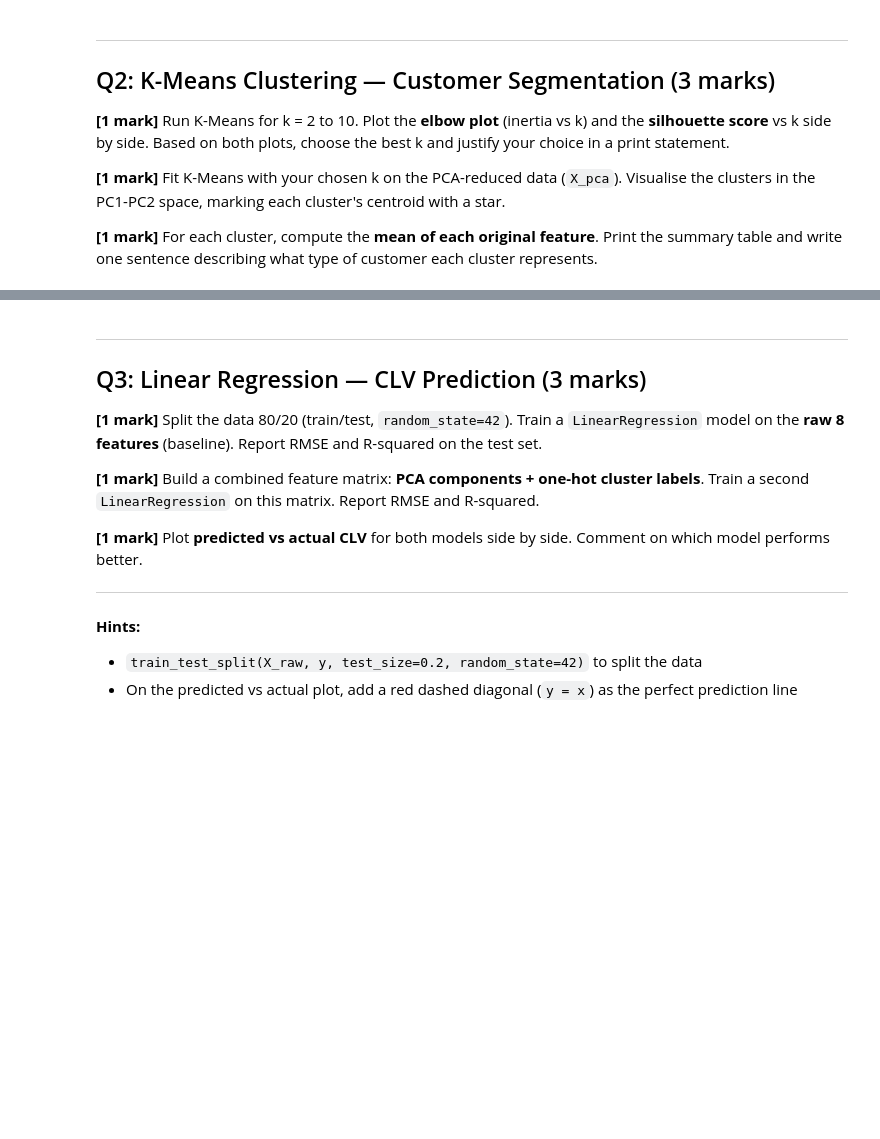
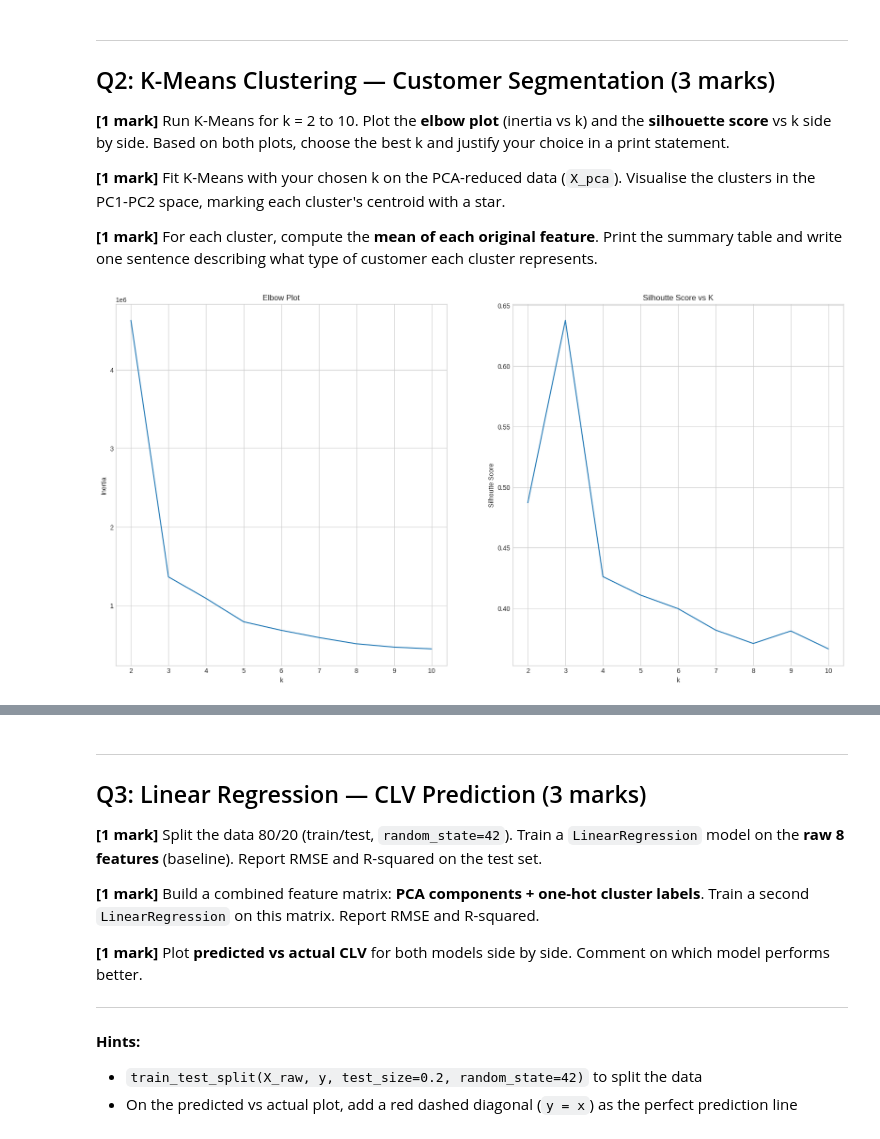
Before and after one commit to sohang3112/iit-madras-web-mtech-ai, a Jupyter notebook: trimester2/DA5401W_DataAnalyticsLab/assignments/Assignment1/Assignment 1 - Customer Lifetime Value Prediction.ipynb, the cells around one changed output, grey strips where cells are left out. Cells and saved outputs as stored; diff of their text form; code cells hidden in the pictures; blank space fills up the shorter version.

```diff
--- a/trimester2/DA5401W_DataAnalyticsLab/assignments/Assignment1/Assignment 1 - Customer Lifetime Value Prediction.ipynb
+++ b/trimester2/DA5401W_DataAnalyticsLab/assignments/Assignment1/Assignment 1 - Customer Lifetime Value Prediction.ipynb
@@ -98,0 +153,27 @@ df[features + ['clv_gbp']].describe().round(2)
+# %%
+# Q2 Part 1: Elbow plot and silhouette score for k = 2 to 10
+# Store: best_k (your chosen number of clusters)
+inertias = []
+silhouette_scores = []
+k_values = np.arange(2, 11)
+for k in k_values:
+    kmeans = KMeans(n_clusters=k, random_state=42)
+    cluster_labels = kmeans.fit_predict(X_raw)
+    inertias.append(kmeans.inertia_)
+    silhouette_scores.append(silhouette_score(X_raw, cluster_labels))
+
+fig, axes = plt.subplots(1,2, figsize=(20,10))
+
+axes[0].plot(k_values, inertias)
+axes[0].set_title('Elbow Plot')
+axes[0].set_xlabel('k')
+axes[0].set_ylabel('Inertia')
+
+axes[1].plot(k_values, silhouette_scores)
+axes[1].set_title('Silhoutte Score vs K')
+axes[1].set_xlabel('k')
+axes[1].set_ylabel('Silhoutte Score')
+
+fig.show()
+# %% [output]
+[figure, added]
```
Also changed, not shown: parts of 22 cells of this notebook, 10 other files.
